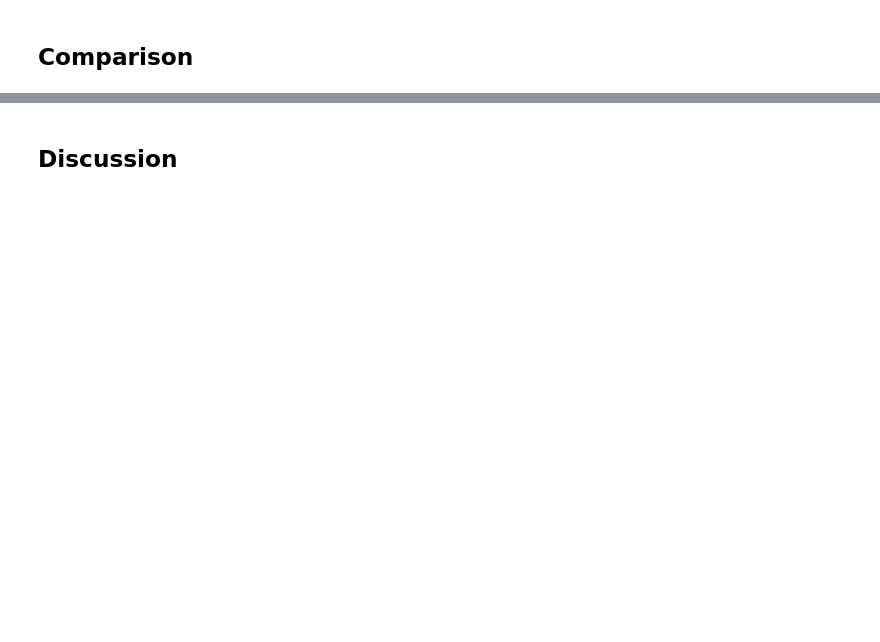
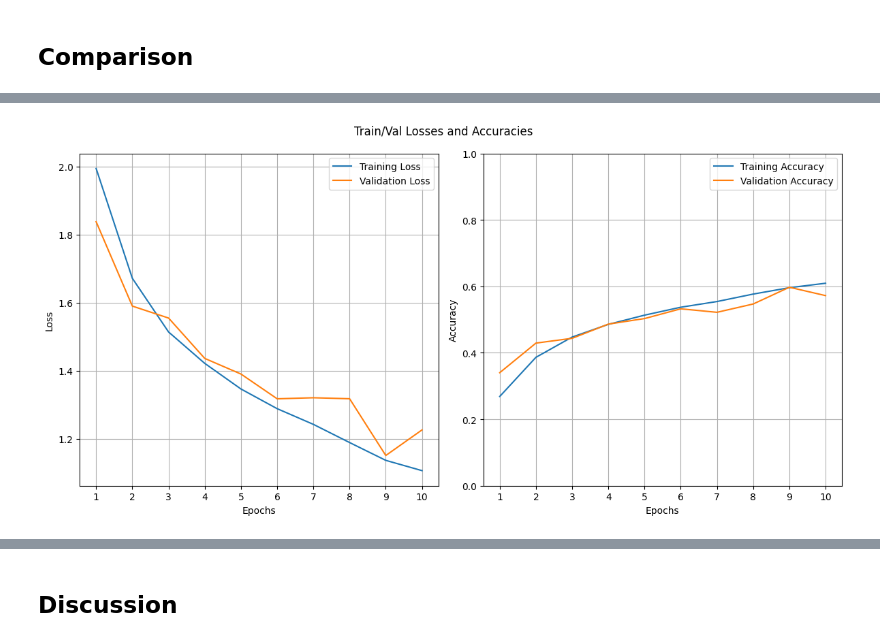
Before and after one commit to JaronMatzinger/mse_delearn, a Jupyter notebook: 08_exercises/eval_batchnorm_G05.ipynb, the cells around one changed output, grey strips where cells are left out. Drawn from its saved outputs; the diff is of its cells as text; code cells hidden in the pictures; blank space fills up the shorter version.

```diff
--- a/08_exercises/eval_batchnorm_G05.ipynb
+++ b/08_exercises/eval_batchnorm_G05.ipynb
@@ -766,0 +775,29 @@ plot_loss_curves(n_epochs, results)
+# %%
+def plot_loss_curve(n_epochs, train_losses, val_losses, train_acc, val_acc):
+
+    fig, ax = plt.subplots(1, 2, figsize=(12,6), layout='tight')
+
+    ax[0].plot(range(1, n_epochs + 1), train_losses, label='Training Loss')
+    ax[0].plot(range(1, n_epochs + 1), val_losses, label='Validation Loss')
+    ax[0].set_xlabel('Epochs')
+    ax[0].set_xticks(range(1, n_epochs+1))
+    ax[0].set_ylabel('Loss')
+    ax[0].grid()
+    ax[0].legend()
+
+    ax[1].plot(range(1, n_epochs + 1), train_acc, label='Training Accuracy')
+    ax[1].plot(range(1, n_epochs + 1), val_acc, label='Validation Accuracy')
+    ax[1].set_xlabel('Epochs')
+    ax[1].set_xticks(range(1, n_epochs+1))
+    ax[1].set_ylabel('Accuracy')
+    ax[1].set_ylim(0,1)
+    ax[1].grid()
+    ax[1].legend()
+
+    fig.suptitle('Train/Val Losses and Accuracies')
+    plt.show()
+# %%
+result = results.get('baseline_relu')
+plot_loss_curve(n_epochs, result[0], result[1], result[2], result[3])
+# %% [output]
+[figure, added]
```
Also changed, not shown: parts of 22 cells of this notebook, 1 other file.
